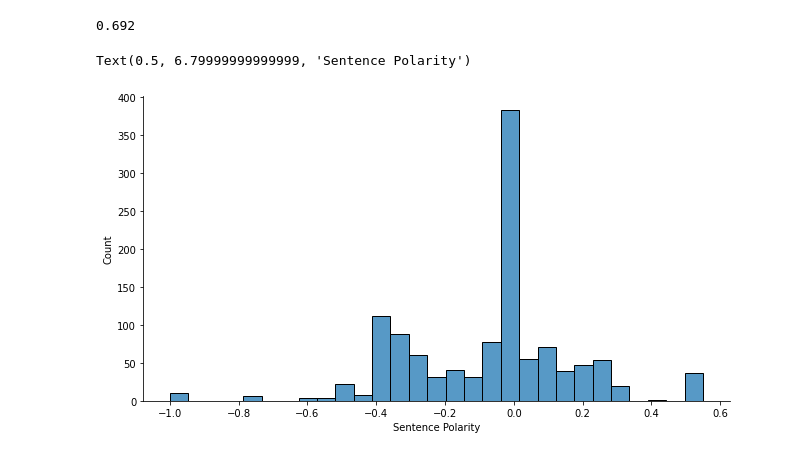
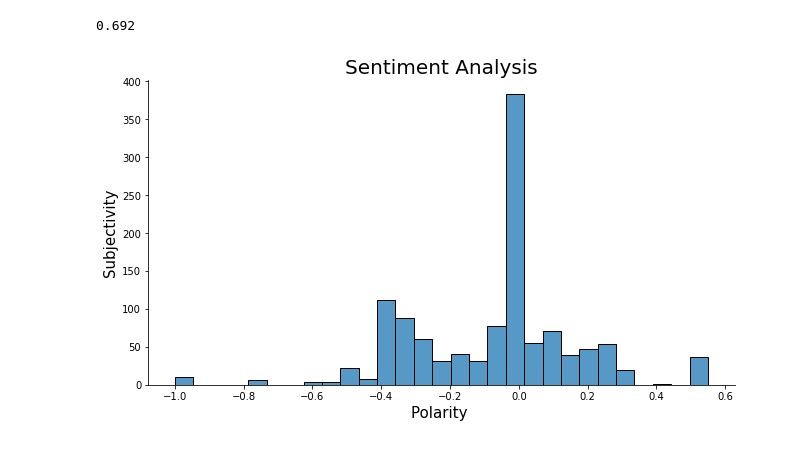
Before and after one commit to mariammur/CS4410, a Jupyter notebook: Discussion_7.ipynb, the cells around one changed output. Drawn from its saved outputs; the diff is of its cells as text; code cells hidden in the pictures.

```diff
--- a/Discussion_7.ipynb
+++ b/Discussion_7.ipynb
@@ -75,15 +75,21 @@ blob.sentiment.subjectivity
 0.692
 # %%
 t_sentiment=[]
+plt.rcParams['figure.figsize'] = [10, 8]
 for s in sentences:
     txt= TextBlob(s)
-    a= txt.sentiment.polarity
-    b= txt.sentiment.subjectivity
-    t_sentiment.append([s,a,b])
+    x= txt.sentiment.polarity
+    y= txt.sentiment.subjectivity
+    t_sentiment.append([s,x,y])
 df_textblob = pd.DataFrame(t_sentiment, columns =['Sentence', 'Polarity', 'Subjectivity'])
 
+
 sns.displot(df_textblob["Polarity"], height= 5, aspect=1.8)
-plt.xlabel("Sentence Polarity")
+plt.title('Sentiment Analysis', fontsize=20)
+plt.xlabel('Polarity ', fontsize=15)
+plt.ylabel('Subjectivity', fontsize=15)
+
+
+plt.show()
 # %% [output]
-Text(0.5, 6.79999999999999, 'Sentence Polarity')
-[figure, old version]
+[figure, new version]
```
Also changed, not shown: parts of 1 cell of this notebook.
